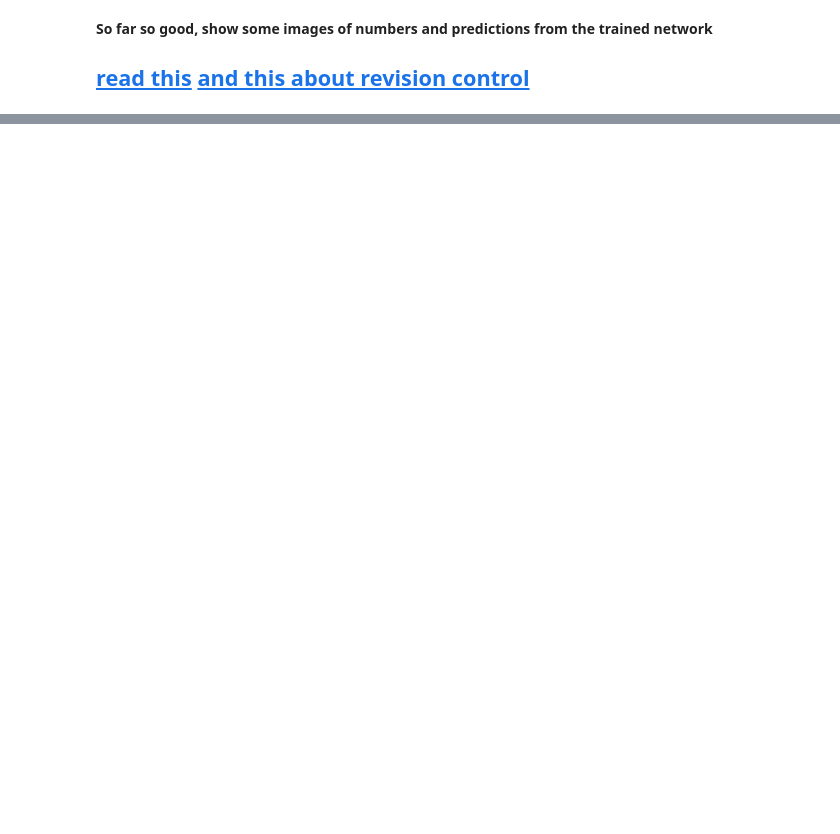
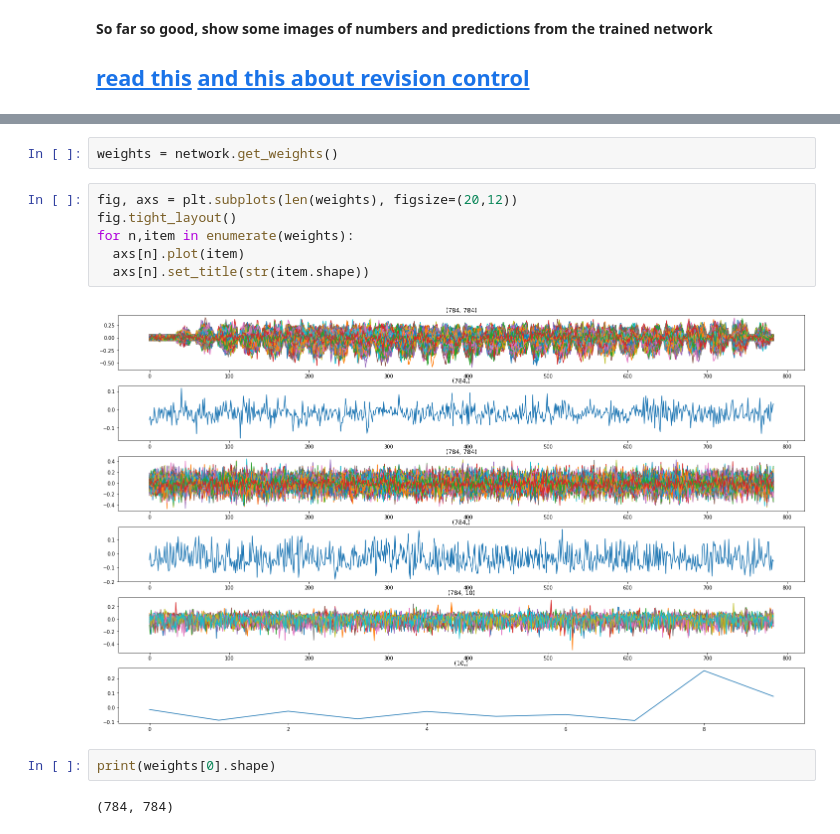
Before and after one commit to qleisan/colab_test, a Jupyter notebook: qleisanKerasMnist.ipynb, the cells around one changed output, grey strips where cells are left out. Saved outputs shown, nothing was run; the diff lists cells and outputs as text; blank space fills up the shorter version.

```diff
--- a/qleisanKerasMnist.ipynb
+++ b/qleisanKerasMnist.ipynb
@@ -77,0 +90,14 @@ for i in range(0,num_rows*num_col):
+# %%
+weights = network.get_weights()
+# %%
+fig, axs = plt.subplots(len(weights), figsize=(20,12))
+fig.tight_layout()
+for n,item in enumerate(weights):
+  axs[n].plot(item)
+  axs[n].set_title(str(item.shape))
+# %% [output]
+[figure, added]
+# %%
+print(weights[0].shape)
+# %% [output]
+(784, 784)
```
Also changed, not shown: parts of 5 cells of this notebook.
